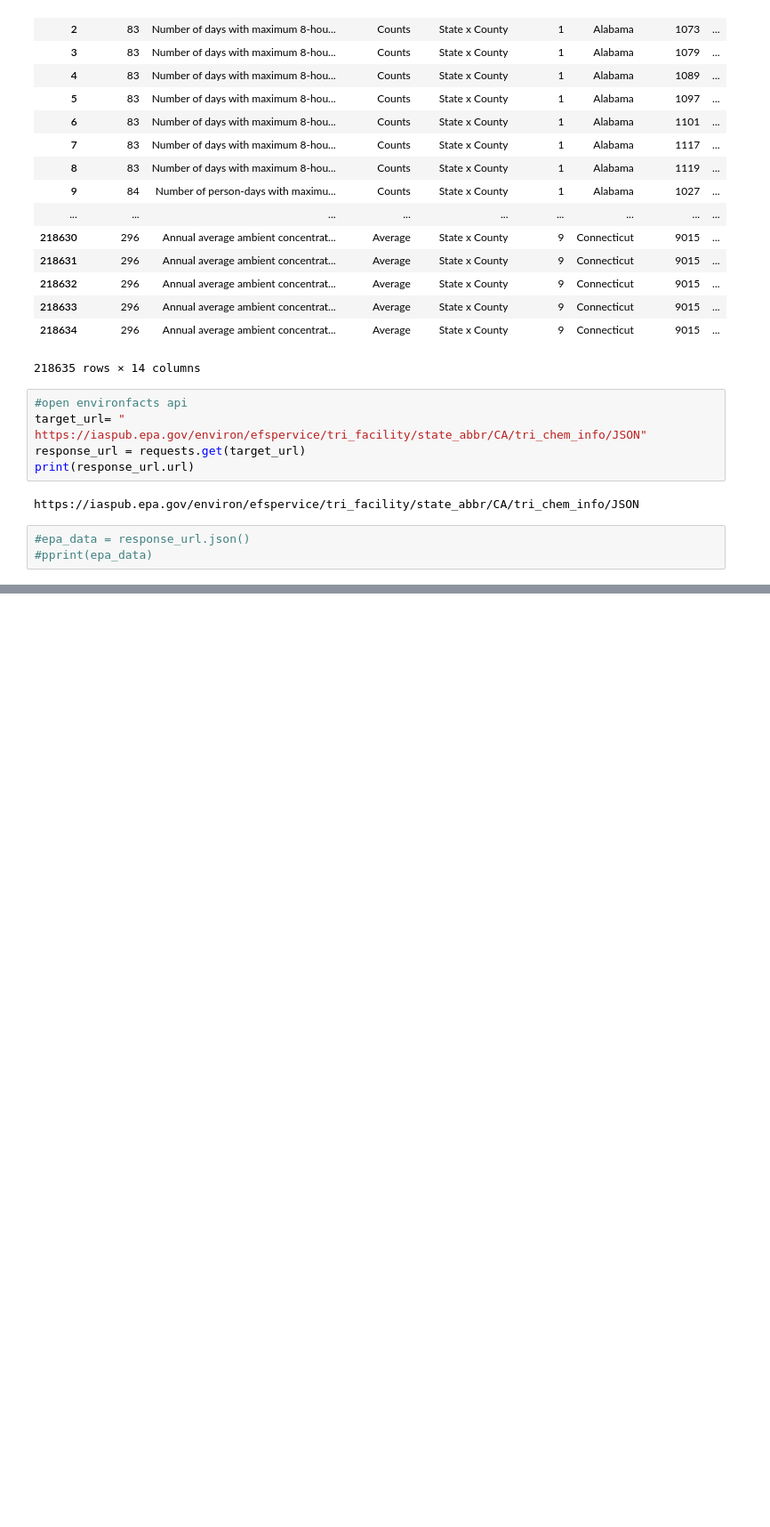
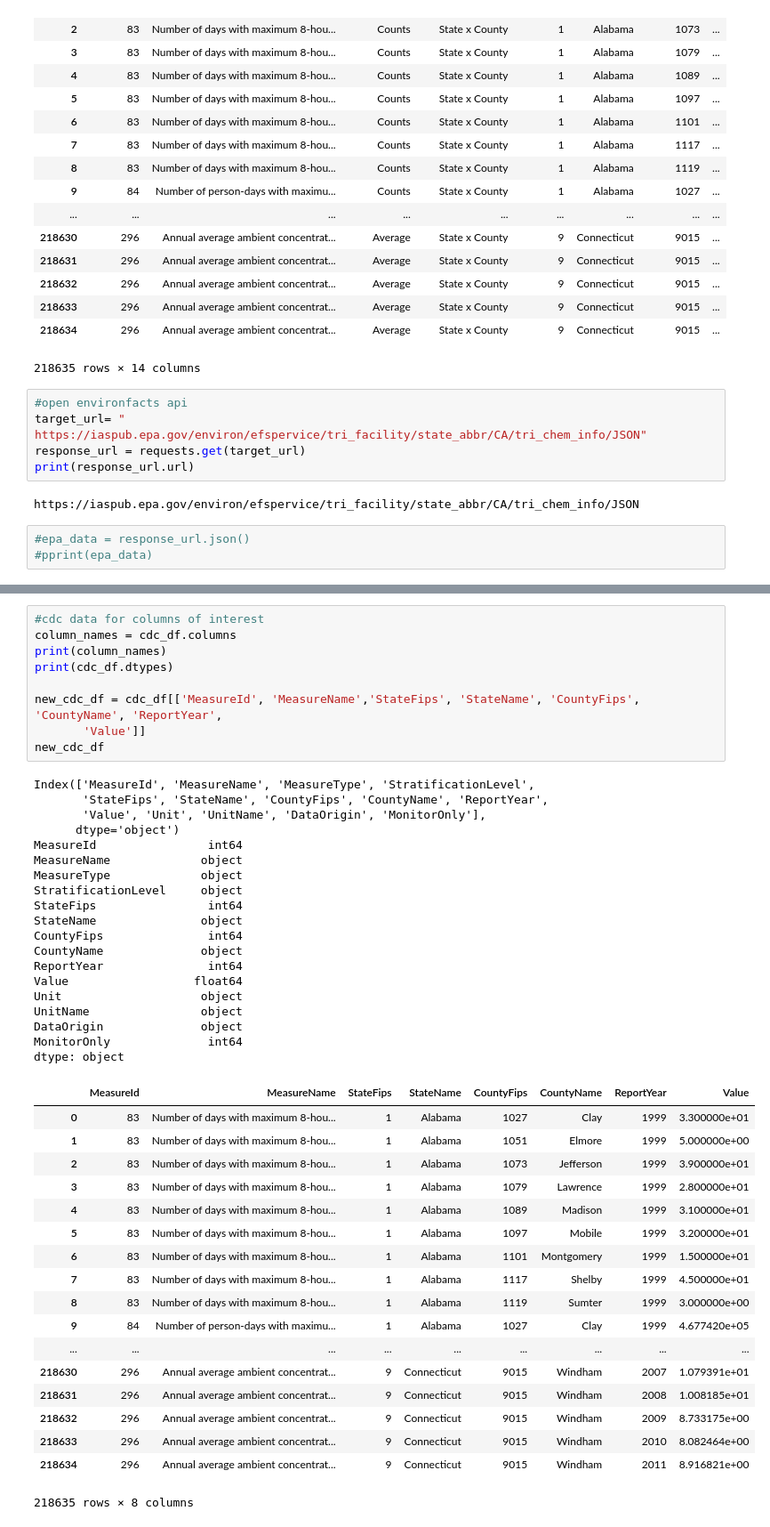
Before and after one commit to VanessaKnox/MVP-Solutions, a Jupyter notebook: masterprojectwork.ipynb, the cells around one changed output, grey strips where cells are left out. Shown: that part at 89% size. Saved outputs shown, nothing was run; the diff lists cells and outputs as text; blank space fills up the shorter version.

```diff
--- a/masterprojectwork.ipynb
+++ b/masterprojectwork.ipynb
@@ -146,0 +221,47 @@ nys_asthma_data
+# %%
+#cdc data for columns of interest
+column_names = cdc_df.columns
+print(column_names)
+print(cdc_df.dtypes)
+
+new_cdc_df = cdc_df[['MeasureId', 'MeasureName','StateFips', 'StateName', 'CountyFips', 'CountyName', 'ReportYear',
+       'Value']]
+new_cdc_df
+# %% [output]
+Index(['MeasureId', 'MeasureName', 'MeasureType', 'StratificationLevel',
+       'StateFips', 'StateName', 'CountyFips', 'CountyName', 'ReportYear',
+       'Value', 'Unit', 'UnitName', 'DataOrigin', 'MonitorOnly'],
+      dtype='object')
+MeasureId                int64
+MeasureName             object
+MeasureType             object
+StratificationLevel     object
+StateFips                int64
+StateName               object
+CountyFips               int64
+CountyName              object
+ReportYear               int64
+Value                  float64
+Unit                    object
+UnitName                object
+DataOrigin              object
+MonitorOnly              int64
+dtype: object
+|  | MeasureId | MeasureName | StateFips | StateName | CountyFips | CountyName | ReportYear | Value |
+| 0 | 83 | Number of days with maximum 8-hou... | 1 | Alabama | 1027 | Clay | 1999 | 3.300000e+01 |
+| 1 | 83 | Number of days with maximum 8-hou... | 1 | Alabama | 1051 | Elmore | 1999 | 5.000000e+00 |
+| 2 | 83 | Number of days with maximum 8-hou... | 1 | Alabama | 1073 | Jefferson | 1999 | 3.900000e+01 |
+| 3 | 83 | Number of days with maximum 8-hou... | 1 | Alabama | 1079 | Lawrence | 1999 | 2.800000e+01 |
+| 4 | 83 | Number of days with maximum 8-hou... | 1 | Alabama | 1089 | Madison | 1999 | 3.100000e+01 |
+| 5 | 83 | Number of days with maximum 8-hou... | 1 | Alabama | 1097 | Mobile | 1999 | 3.200000e+01 |
+| 6 | 83 | Number of days with maximum 8-hou... | 1 | Alabama | 1101 | Montgomery | 1999 | 1.500000e+01 |
+| 7 | 83 | Number of days with maximum 8-hou... | 1 | Alabama | 1117 | Shelby | 1999 | 4.500000e+01 |
+| 8 | 83 | Number of days with maximum 8-hou... | 1 | Alabama | 1119 | Sumter | 1999 | 3.000000e+00 |
+| 9 | 84 | Number of person-days with maximu... | 1 | Alabama | 1027 | Clay | 1999 | 4.677420e+05 |
+| ... | ... | ... | ... | ... | ... | ... | ... | ... |
+| 218630 | 296 | Annual average ambient concentrat... | 9 | Connecticut | 9015 | Windham | 2007 | 1.079391e+01 |
+| 218631 | 296 | Annual average ambient concentrat... | 9 | Connecticut | 9015 | Windham | 2008 | 1.008185e+01 |
+| 218632 | 296 | Annual average ambient concentrat... | 9 | Connecticut | 9015 | Windham | 2009 | 8.733175e+00 |
+| 218633 | 296 | Annual average ambient concentrat... | 9 | Connecticut | 9015 | Windham | 2010 | 8.082464e+00 |
+| 218634 | 296 | Annual average ambient concentrat... | 9 | Connecticut | 9015 | Windham | 2011 | 8.916821e+00 |
+218635 rows × 8 columns
```
Also changed, not shown: parts of 13 cells of this notebook.
